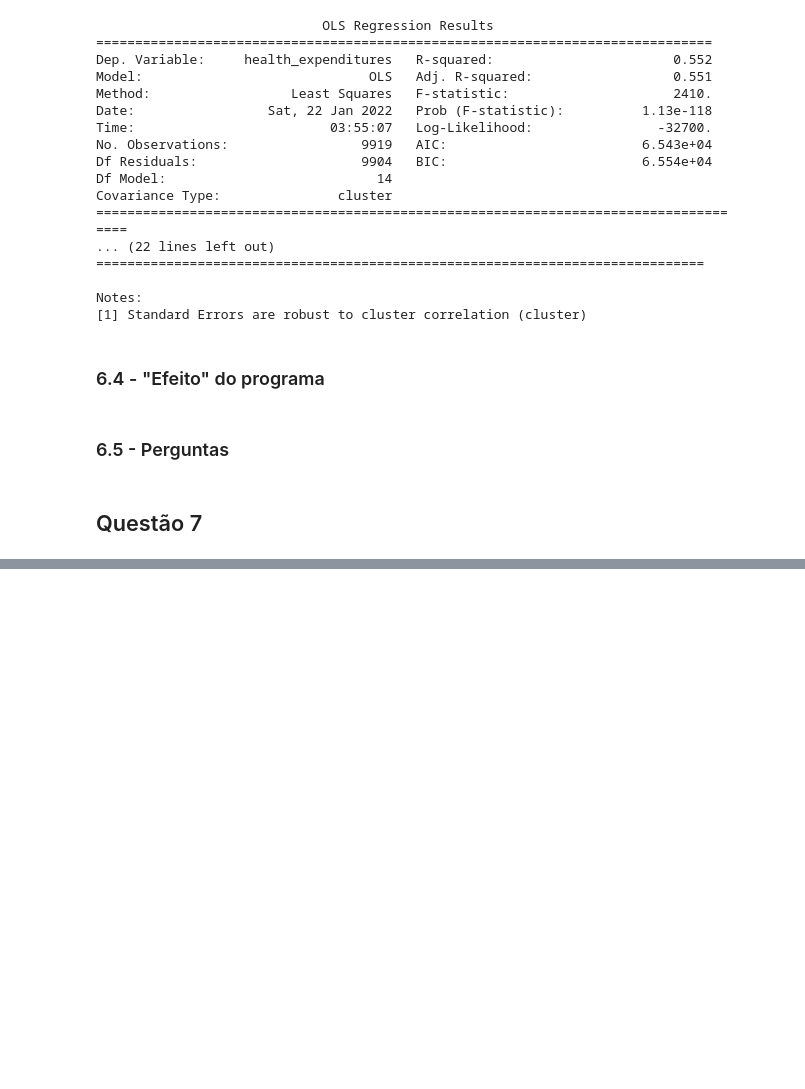
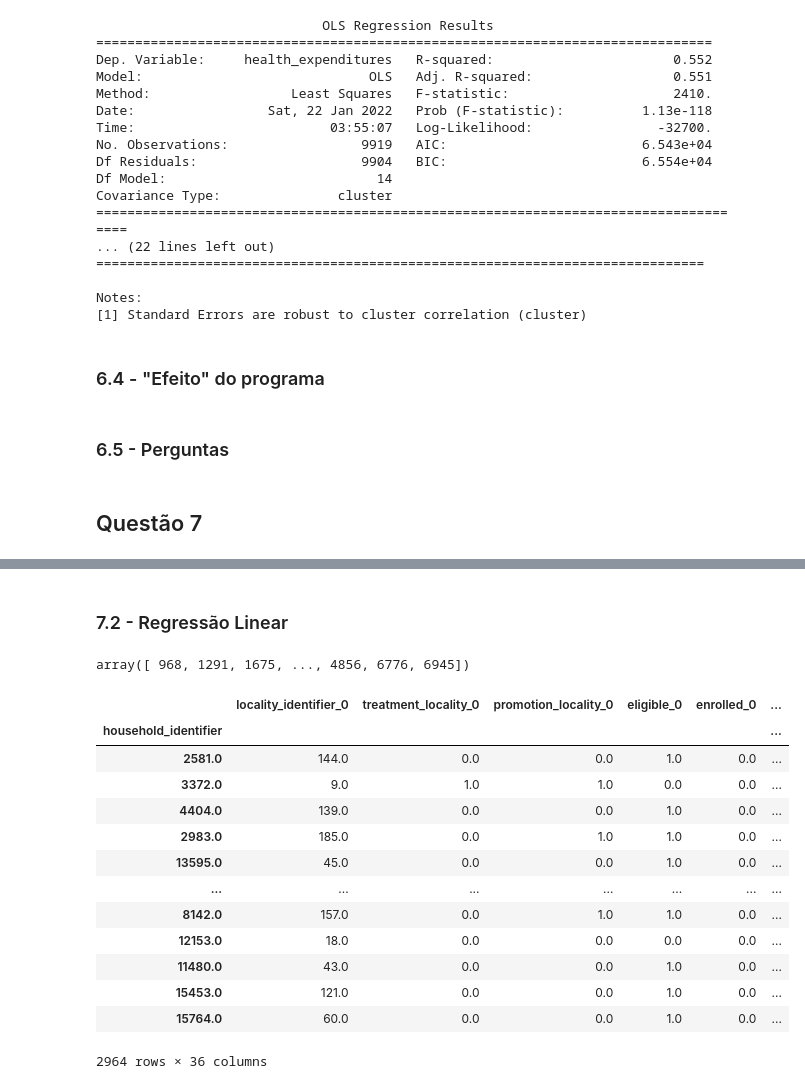
Before and after one commit to Pugianf/Big_Data_and_Public_Sector_II, a Jupyter notebook: Trabalho_Final_Big_Data_e_Setor_Público_II.ipynb, the cells around one changed output, grey strips where cells are left out. Cells and saved outputs as stored; diff of their text form; code cells hidden in the pictures; blank space fills up the shorter version.

```diff
--- a/Trabalho_Final_Big_Data_e_Setor_Público_II.ipynb
+++ b/Trabalho_Final_Big_Data_e_Setor_Público_II.ipynb
@@ -1170,0 +1323,6 @@ Notes:
+# %%
+# adicionado ao DataFrame
+
+dfp["propensity_score"] = modelo_probit.predict()
+
+dfp.head()
@@ -1170,0 +1337,37 @@ Notes:
+# %% [markdown]
+### 7.2 - Regressão Linear
+# %%
+# separando domicílios que participaram do programa e aqueles que não
+
+dfpTratados = dfp.query('enrolled_0 == 1')
+
+dfpNaoTratados = dfp.query('enrolled_0 == 0')
+# %%
+pares = NearestNeighbors(n_neighbors=1, algorithm='ball_tree').fit(dfpNaoTratados['propensity_score'].values.reshape(-1, 1))
+
+distancia, indices = pares.kneighbors(dfpTratados['propensity_score'].values.reshape(-1, 1))
+# %%
+indices = indices.reshape(indices.shape[0])
+
+indices
+# %% [output]
+array([ 968, 1291, 1675, ..., 4856, 6776, 6945])
+# %%
+dfpPares = dfpNaoTratados.iloc[indices]
+
+dfpPares
+# %% [output]
+|  | locality_identifier_0 | treatment_locality_0 | promotion_locality_0 | eligible_0 | enrolled_0 | ... |
+| household_identifier |  |  |  |  |  | ... |
+| 2581.0 | 144.0 | 0.0 | 0.0 | 1.0 | 0.0 | ... |
+| 3372.0 | 9.0 | 1.0 | 1.0 | 0.0 | 0.0 | ... |
+| 4404.0 | 139.0 | 0.0 | 0.0 | 1.0 | 0.0 | ... |
+| 2983.0 | 185.0 | 0.0 | 1.0 | 1.0 | 0.0 | ... |
+| 13595.0 | 45.0 | 0.0 | 0.0 | 1.0 | 0.0 | ... |
+| ... | ... | ... | ... | ... | ... | ... |
+| 8142.0 | 157.0 | 0.0 | 1.0 | 1.0 | 0.0 | ... |
+| 12153.0 | 18.0 | 0.0 | 0.0 | 0.0 | 0.0 | ... |
+| 11480.0 | 43.0 | 0.0 | 0.0 | 1.0 | 0.0 | ... |
+| 15453.0 | 121.0 | 0.0 | 0.0 | 1.0 | 0.0 | ... |
+| 15764.0 | 60.0 | 0.0 | 0.0 | 1.0 | 0.0 | ... |
+2964 rows × 36 columns
```
Also changed, not shown: parts of 24 cells of this notebook.
